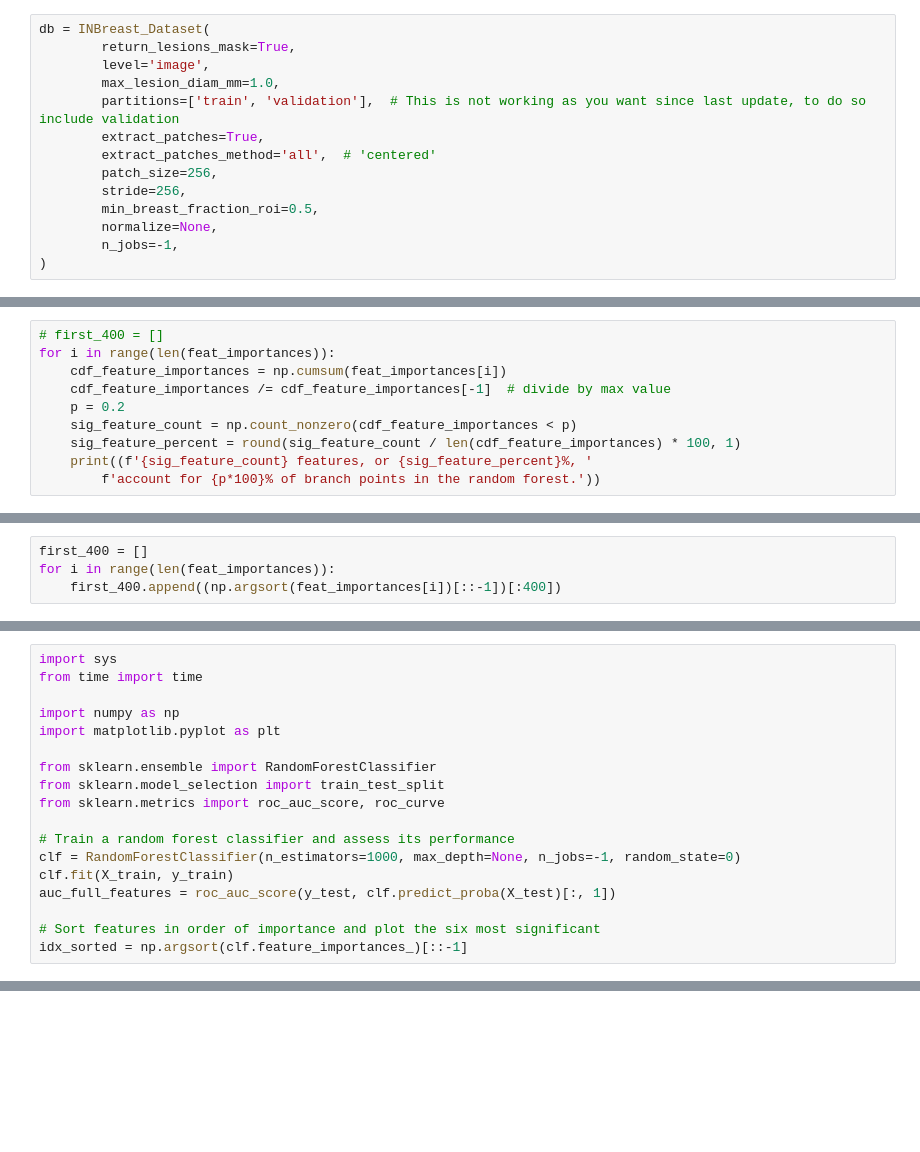
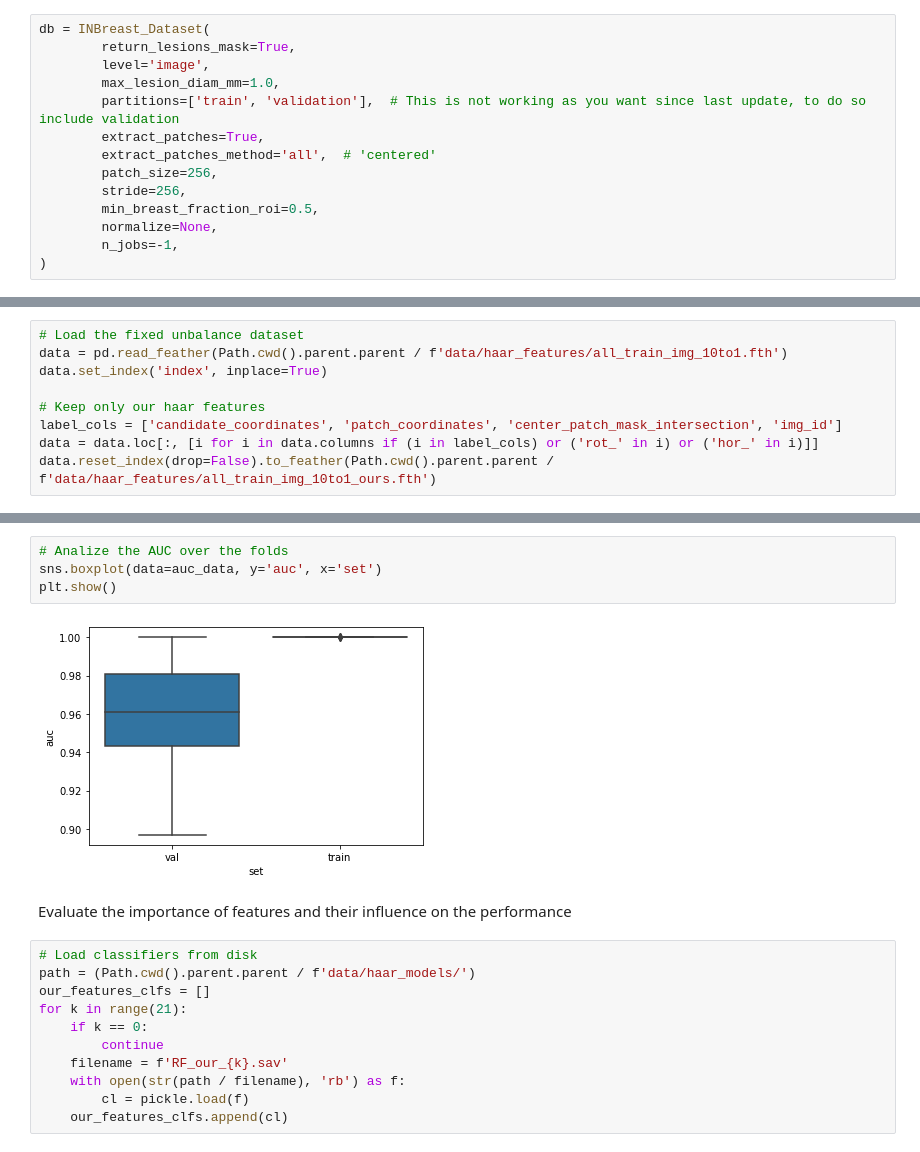
Before and after one commit to joaco18/calc-det, a Jupyter notebook: notebooks/haar_features_selection.ipynb, the cells around one changed output, grey strips where cells are left out. Drawn from its saved outputs; the diff is of its cells as text; blank space fills up the shorter version.

Commit message:
update on haar selection

```diff
--- a/notebooks/haar_features_selection.ipynb
+++ b/notebooks/haar_features_selection.ipynb
@@ -426,10 +38,0 @@ ValueError: Input contains NaN, infinity or a value too large for dtype('float32
-# %%
-# first_400 = []
-for i in range(len(feat_importances)):
-    cdf_feature_importances = np.cumsum(feat_importances[i])
-    cdf_feature_importances /= cdf_feature_importances[-1]  # divide by max value
-    p = 0.2
-    sig_feature_count = np.count_nonzero(cdf_feature_importances < p)
-    sig_feature_percent = round(sig_feature_count / len(cdf_feature_importances) * 100, 1)
-    print((f'{sig_feature_count} features, or {sig_feature_percent}%, '
-        f'account for {p*100}% of branch points in the random forest.'))
@@ -454,4 +38,0 @@ for i in range(len(feat_importances)):
-# %%
-first_400 = []
-for i in range(len(feat_importances)):
-    first_400.append((np.argsort(feat_importances[i])[::-1])[:400])
@@ -575,18 +38,0 @@ plt.show()
-# %%
-import sys
-from time import time
-
-import numpy as np
-import matplotlib.pyplot as plt
-
-from sklearn.ensemble import RandomForestClassifier
-from sklearn.model_selection import train_test_split
-from sklearn.metrics import roc_auc_score, roc_curve
-
-# Train a random forest classifier and assess its performance
-clf = RandomForestClassifier(n_estimators=1000, max_depth=None, n_jobs=-1, random_state=0)
-clf.fit(X_train, y_train)
-auc_full_features = roc_auc_score(y_test, clf.predict_proba(X_test)[:, 1])
-
-# Sort features in order of importance and plot the six most significant
-idx_sorted = np.argsort(clf.feature_importances_)[::-1]
@@ -662,0 +139,9 @@ def compute_feats(image, kernels):
+# %%
+# Load the fixed unbalance dataset
+data = pd.read_feather(Path.cwd().parent.parent / f'data/haar_features/all_train_img_10to1.fth')
+data.set_index('index', inplace=True)
+
+# Keep only our haar features
+label_cols = ['candidate_coordinates', 'patch_coordinates', 'center_patch_mask_intersection', 'img_id']
+data = data.loc[:, [i for i in data.columns if (i in label_cols) or ('rot_' in i) or ('hor_' in i)]]
+data.reset_index(drop=False).to_feather(Path.cwd().parent.parent / f'data/haar_features/all_train_img_10to1_ours.fth')
@@ -662,0 +197,19 @@ def compute_feats(image, kernels):
+# %%
+# Analize the AUC over the folds
+sns.boxplot(data=auc_data, y='auc', x='set')
+plt.show()
+# %% [output]
+[figure, added]
+# %% [markdown]
+Evaluate the importance of features and their influence on the performance
+# %%
+# Load classifiers from disk
+path = (Path.cwd().parent.parent / f'data/haar_models/')
+our_features_clfs = []
+for k in range(21):
+    if k == 0:
+        continue
+    filename = f'RF_our_{k}.sav'
+    with open(str(path / filename), 'rb') as f:
+        cl = pickle.load(f)
+    our_features_clfs.append(cl)
```
Also changed, not shown: parts of 101 cells of this notebook.
